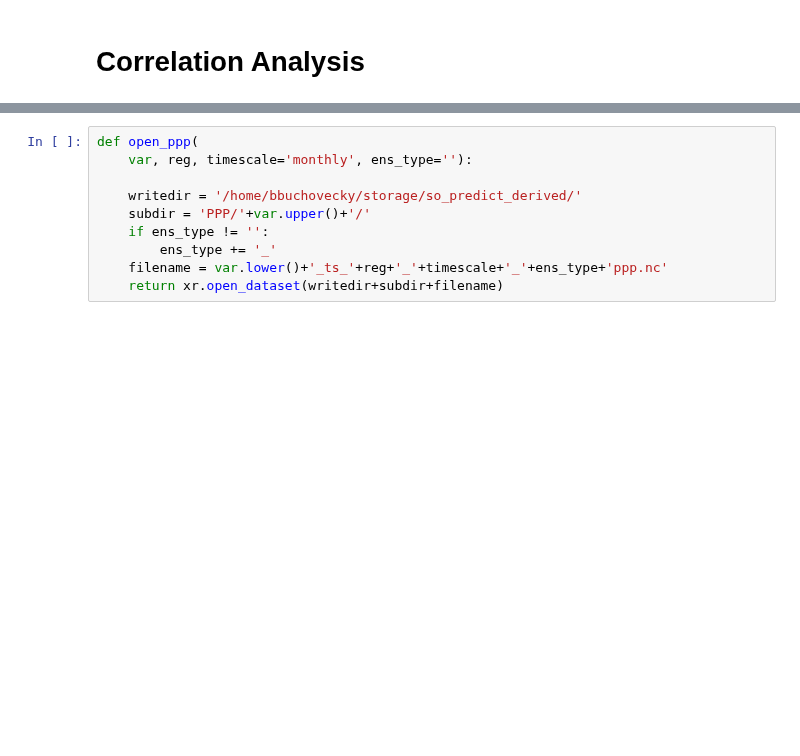
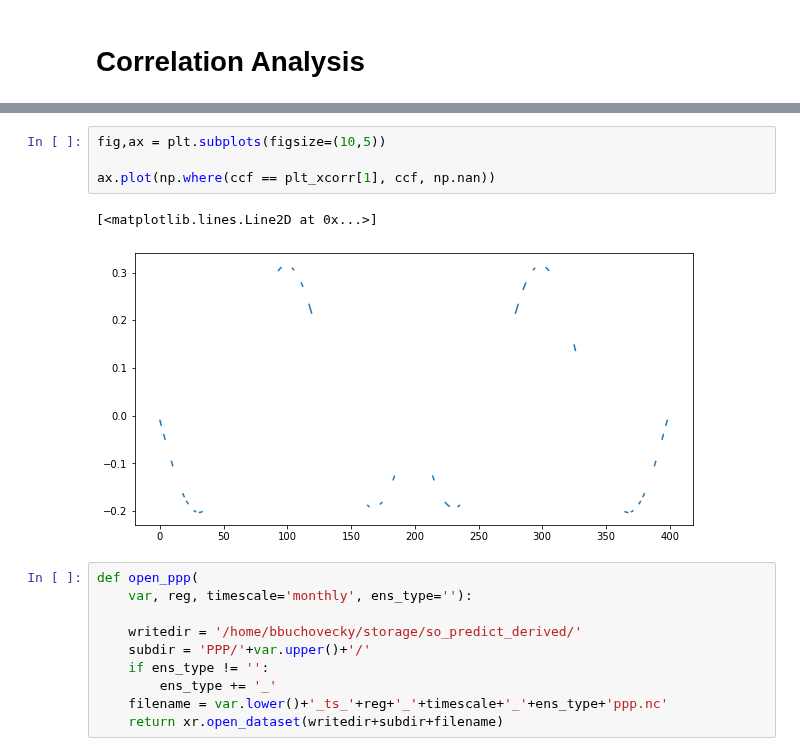
Before and after one commit to bbuchovecky/hmei, a Jupyter notebook: notebooks/correlation_analysis.ipynb, the cells around one changed output, grey strips where cells are left out. Saved outputs shown, nothing was run; the diff lists cells and outputs as text; blank space fills up the shorter version.

```diff
--- a/notebooks/correlation_analysis.ipynb
+++ b/notebooks/correlation_analysis.ipynb
@@ -39,3 +107,10 @@ The autoreload extension is already loaded. To reload it, use:
+# %%
+fig,ax = plt.subplots(figsize=(10,5))
+
+ax.plot(np.where(ccf == plt_xcorr[1], ccf, np.nan))
+# %% [output]
+[<matplotlib.lines.Line2D at 0x...>]
+[figure, added]
 # %%
 def open_ppp(
     var, reg, timescale='monthly', ens_type=''):
```
Also changed, not shown: parts of 7 cells of this notebook.
